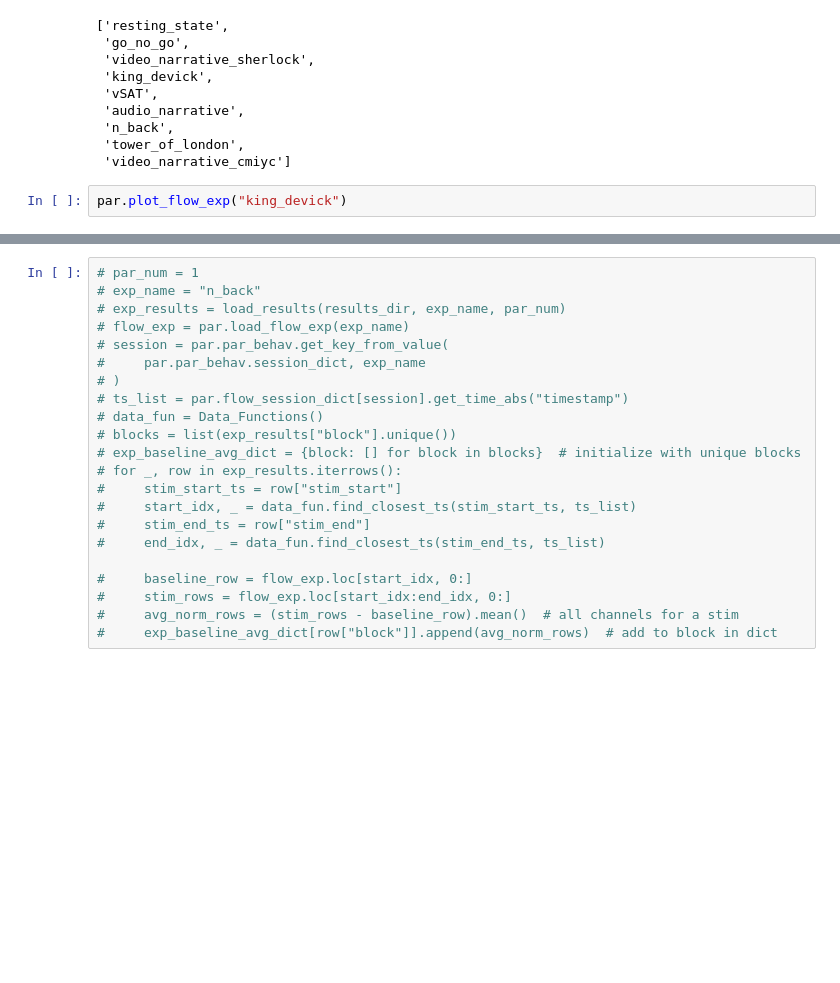
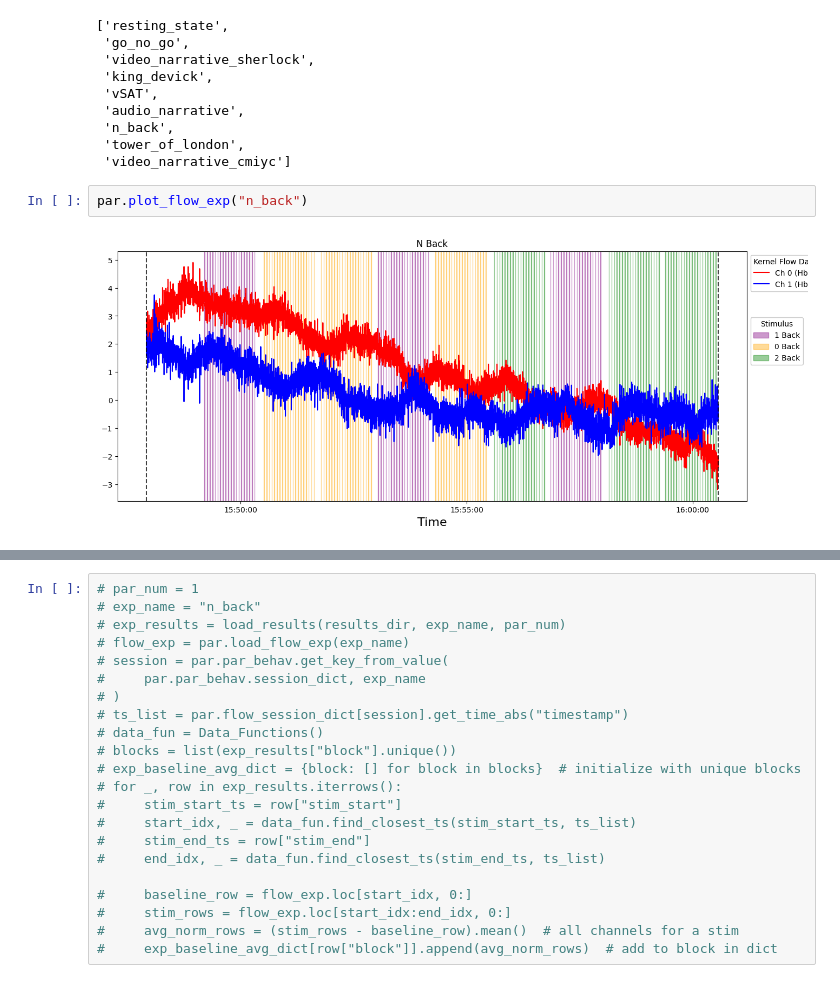
Before and after one commit to AyazLab/KernelFlow_Analysis, a Jupyter notebook: flow_analysis.ipynb, the cells around one changed output, grey strips where cells are left out. Drawn from its saved outputs; the diff is of its cells as text; blank space fills up the shorter version.

```diff
--- a/flow_analysis.ipynb
+++ b/flow_analysis.ipynb
@@ -762,4 +745,6 @@ par.par_behav.exp_order
  'tower_of_london',
  'video_narrative_cmiyc']
 # %%
-par.plot_flow_exp("king_devick")
+par.plot_flow_exp("n_back")
+# %% [output]
+[figure, added]
```
Also changed, not shown: parts of 3 cells of this notebook, 1 other file.
